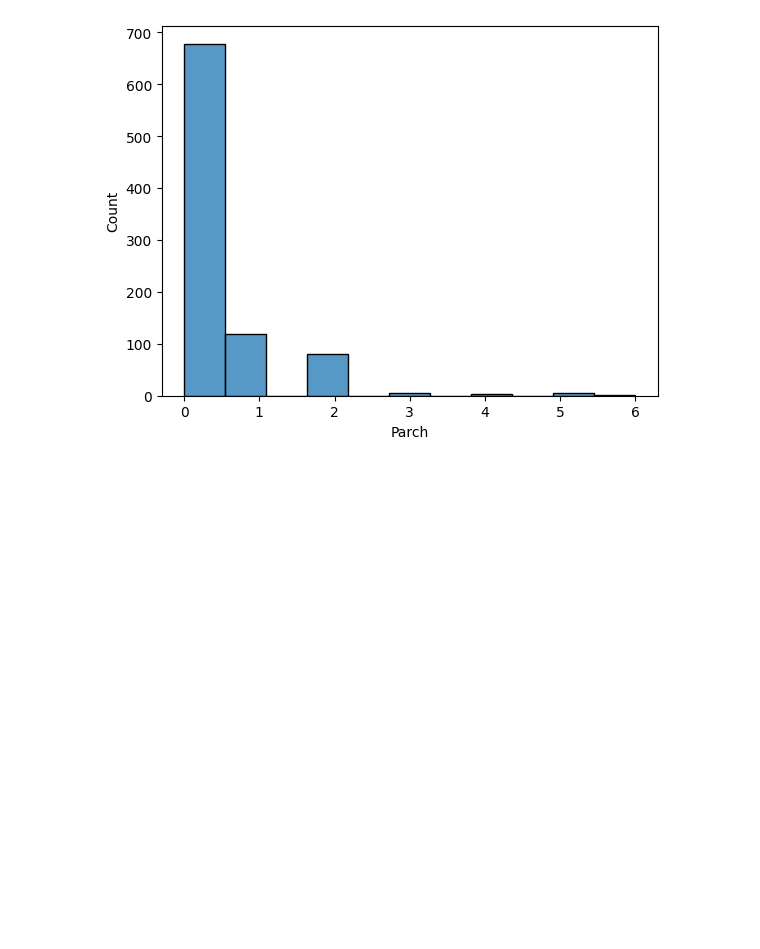
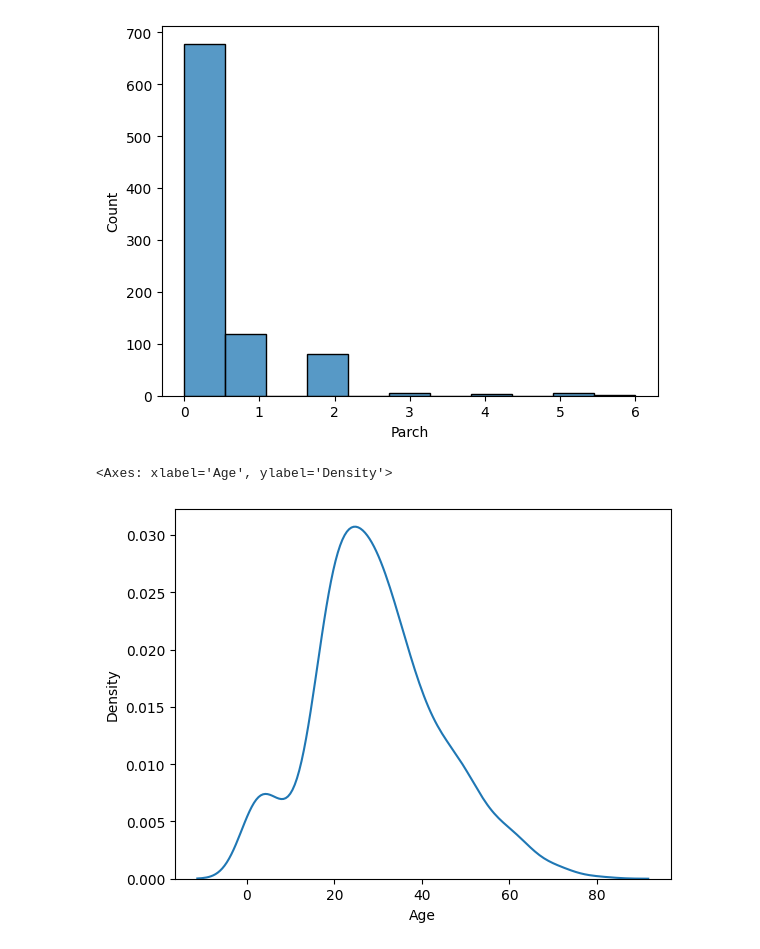
Before and after one commit to owaisnadeem18/Continuing_AI_Course_Saylani, a Jupyter notebook: August Monthly Test Preparation EDA and Linear + Logistic Regression/Lecture_14_Data_Visualization_HTS_Irfan_Malik.ipynb, the cells around one changed output. Saved outputs shown, nothing was run; the diff lists cells and outputs as text; code cells hidden in the pictures; blank space fills up the shorter version.

Commit message:
Data Visualization , EDA & ouliers detection

```diff
--- a/August Monthly Test Preparation EDA and Linear + Logistic Regression/Lecture_14_Data_Visualization_HTS_Irfan_Malik.ipynb
+++ b/August Monthly Test Preparation EDA and Linear + Logistic Regression/Lecture_14_Data_Visualization_HTS_Irfan_Malik.ipynb
@@ -43,3 +43,8 @@ df["Parch"].max()
 # %% [output]
 6
 [figure]
+# %%
+sns.distplot(df["Age"] , hist=False )
+# %% [output]
+<Axes: xlabel='Age', ylabel='Density'>
+[figure, added]
```
Also changed, not shown: parts of 2 cells of this notebook.
